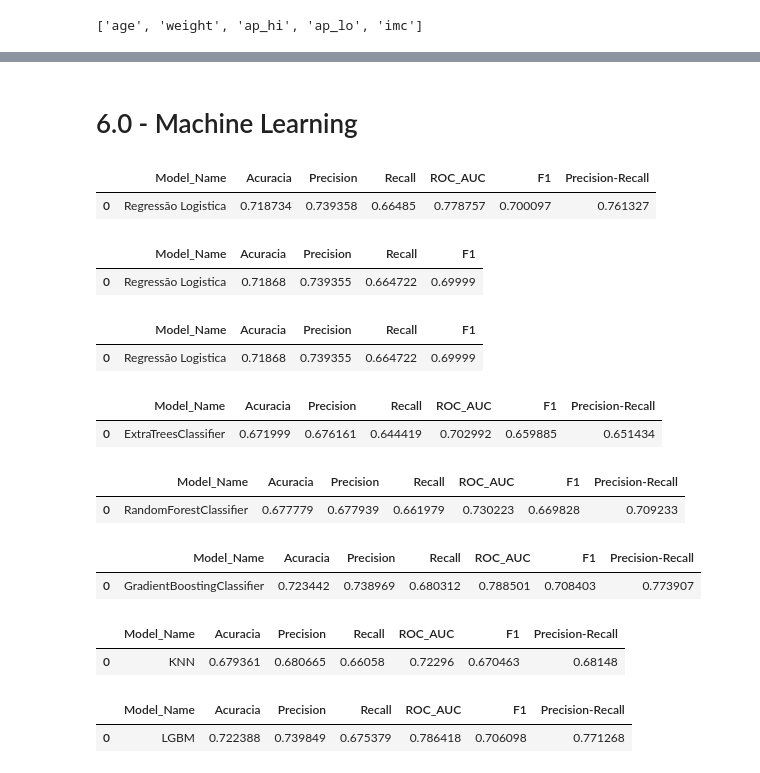
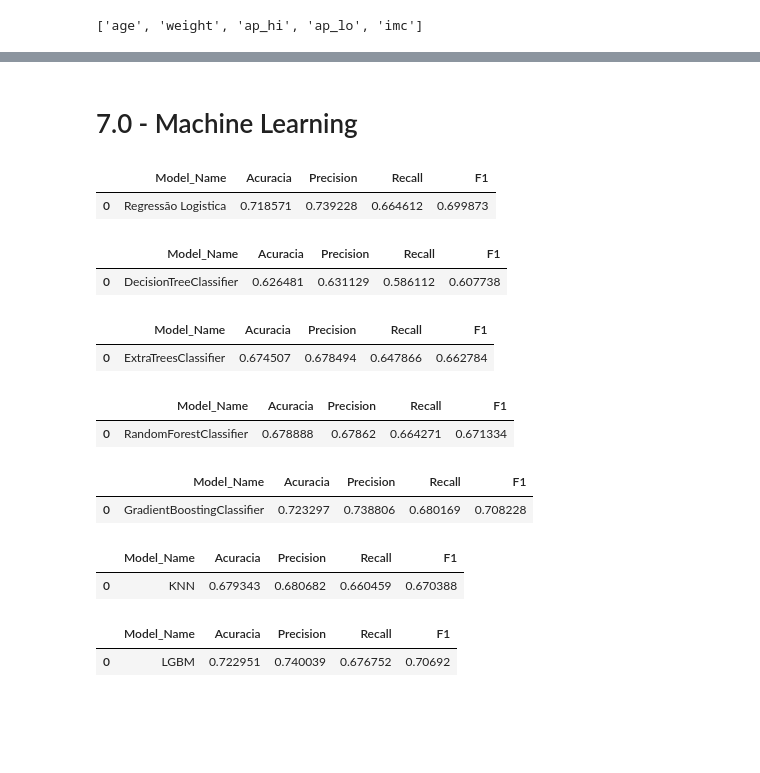
Before and after one commit to marcoaurelio5/Data-Science, a Jupyter notebook: Cardiovascular Disease/Cardiovascular Disease Dataset.ipynb, the cells around one changed output, grey strips where cells are left out. Cells and saved outputs as stored; diff of their text form; code cells hidden in the pictures; blank space fills up the shorter version.

```diff
--- a/Cardiovascular Disease/Cardiovascular Disease Dataset.ipynb
+++ b/Cardiovascular Disease/Cardiovascular Disease Dataset.ipynb
@@ -1018,6 +1054,8 @@ sns.barplot(x='feature_importance', y='feature', data=feat_imp, orient='h', colo
     .set_title('Feature Importance');
 # %% [output]
 [figure]
+# %%
+cols_importance_forest = ['imc', 'age', 'ap_hi', 'weight', 'ap_lo', 'height', 'hi_per_low', 'obesity']
 # %% [markdown]
 ## Boruta
 # %%
@@ -1067,5 +1101,9 @@ X_test = df_test1[[]]
+# %%
+X_train_forest = df_train1[cols_importance_forest]
+
+X_test_forest = df_test1[cols_importance_forest]
 # %% [markdown]
-# 6.0 - Machine Learning
+# 7.0 - Machine Learning
 # %%
 du = DummyClassifier()
 lr = LogisticRegression()
@@ -1078,48 +1117,42 @@ lgbm = LGBMClassifier()
 # %%
-lr_result = ml_error('Regressão Logistica',lr)
-lr_result
+lr_result_forest = ml_error('Regressão Logistica',lr, X_train_forest, y_train)
+lr_result_forest
 # %% [output]
-|  | Model_Name | Acuracia | Precision | Recall | ROC_AUC | F1 | Precision-Recall |
-| 0 | Regressão Logistica | 0.718734 | 0.739358 | 0.66485 | 0.778757 | 0.700097 | 0.761327 |
+|  | Model_Name | Acuracia | Precision | Recall | F1 |
+| 0 | Regressão Logistica | 0.718571 | 0.739228 | 0.664612 | 0.699873 |
-# %%
-lr_result = ml_error('Regressão Logistica',lr, X_train, y_train)
-lr_result
-# %% [output]
-|  | Model_Name | Acuracia | Precision | Recall | F1 |
-| 0 | Regressão Logistica | 0.71868 | 0.739355 | 0.664722 | 0.69999 |
-# %%
-lr_result = ml_error('Regressão Logistica',lr, X_train, y_train)
-lr_result
-# %% [output]
-|  | Model_Name | Acuracia | Precision | Recall | F1 |
-| 0 | Regressão Logistica | 0.71868 | 0.739355 | 0.664722 | 0.69999 |
+# %%
+dtc_result_forest = ml_error('DecisionTreeClassifier',dtc, X_train_forest, y_train)
+dtc_result_forest
+# %% [output]
+|  | Model_Name | Acuracia | Precision | Recall | F1 |
+| 0 | DecisionTreeClassifier | 0.626481 | 0.631129 | 0.586112 | 0.607738 |
 # %%
-etx_result = ml_error('ExtraTreesClassifier',etx)
-etx_result
+etx_result_forest = ml_error('ExtraTreesClassifier',etx, X_train_forest, y_train)
+etx_result_forest
 # %% [output]
-|  | Model_Name | Acuracia | Precision | Recall | ROC_AUC | F1 | Precision-Recall |
-| 0 | ExtraTreesClassifier | 0.671999 | 0.676161 | 0.644419 | 0.702992 | 0.659885 | 0.651434 |
+|  | Model_Name | Acuracia | Precision | Recall | F1 |
+| 0 | ExtraTreesClassifier | 0.674507 | 0.678494 | 0.647866 | 0.662784 |
 # %%
-rfc_result = ml_error('RandomForestClassifier',rfc)
-rfc_result
+rfc_result_forest = ml_error('RandomForestClassifier',rfc, X_train_forest, y_train)
+rfc_result_forest
 # %% [output]
-|  | Model_Name | Acuracia | Precision | Recall | ROC_AUC | F1 | Precision-Recall |
-| 0 | RandomForestClassifier | 0.677779 | 0.677939 | 0.661979 | 0.730223 | 0.669828 | 0.709233 |
+|  | Model_Name | Acuracia | Precision | Recall | F1 |
+| 0 | RandomForestClassifier | 0.678888 | 0.67862 | 0.664271 | 0.671334 |
 # %%
-gbc_result = ml_error('GradientBoostingClassifier',gbc)
-gbc_result
+gbc_result_forest = ml_error('GradientBoostingClassifier',gbc, X_train_forest, y_train)
+gbc_result_forest
 # %% [output]
-|  | Model_Name | Acuracia | Precision | Recall | ROC_AUC | F1 | Precision-Recall |
-| 0 | GradientBoostingClassifier | 0.723442 | 0.738969 | 0.680312 | 0.788501 | 0.708403 | 0.773907 |
+|  | Model_Name | Acuracia | Precision | Recall | F1 |
+| 0 | GradientBoostingClassifier | 0.723297 | 0.738806 | 0.680169 | 0.708228 |
 # %%
-knn_result = ml_error('KNN', knn)
-knn_result
+knn_result_forest = ml_error('KNN', knn, X_train_forest, y_train)
+knn_result_forest
 # %% [output]
-|  | Model_Name | Acuracia | Precision | Recall | ROC_AUC | F1 | Precision-Recall |
-| 0 | KNN | 0.679361 | 0.680665 | 0.66058 | 0.72296 | 0.670463 | 0.68148 |
+|  | Model_Name | Acuracia | Precision | Recall | F1 |
+| 0 | KNN | 0.679343 | 0.680682 | 0.660459 | 0.670388 |
 # %%
-lgbm_result = ml_error('LGBM', lgbm)
-lgbm_result
+lgbm_result_forest = ml_error('LGBM', lgbm, X_train_forest, y_train)
+lgbm_result_forest
 # %% [output]
-|  | Model_Name | Acuracia | Precision | Recall | ROC_AUC | F1 | Precision-Recall |
-| 0 | LGBM | 0.722388 | 0.739849 | 0.675379 | 0.786418 | 0.706098 | 0.771268 |
+|  | Model_Name | Acuracia | Precision | Recall | F1 |
+| 0 | LGBM | 0.722951 | 0.740039 | 0.676752 | 0.70692 |
```
Also changed, not shown: parts of 24 cells of this notebook.
